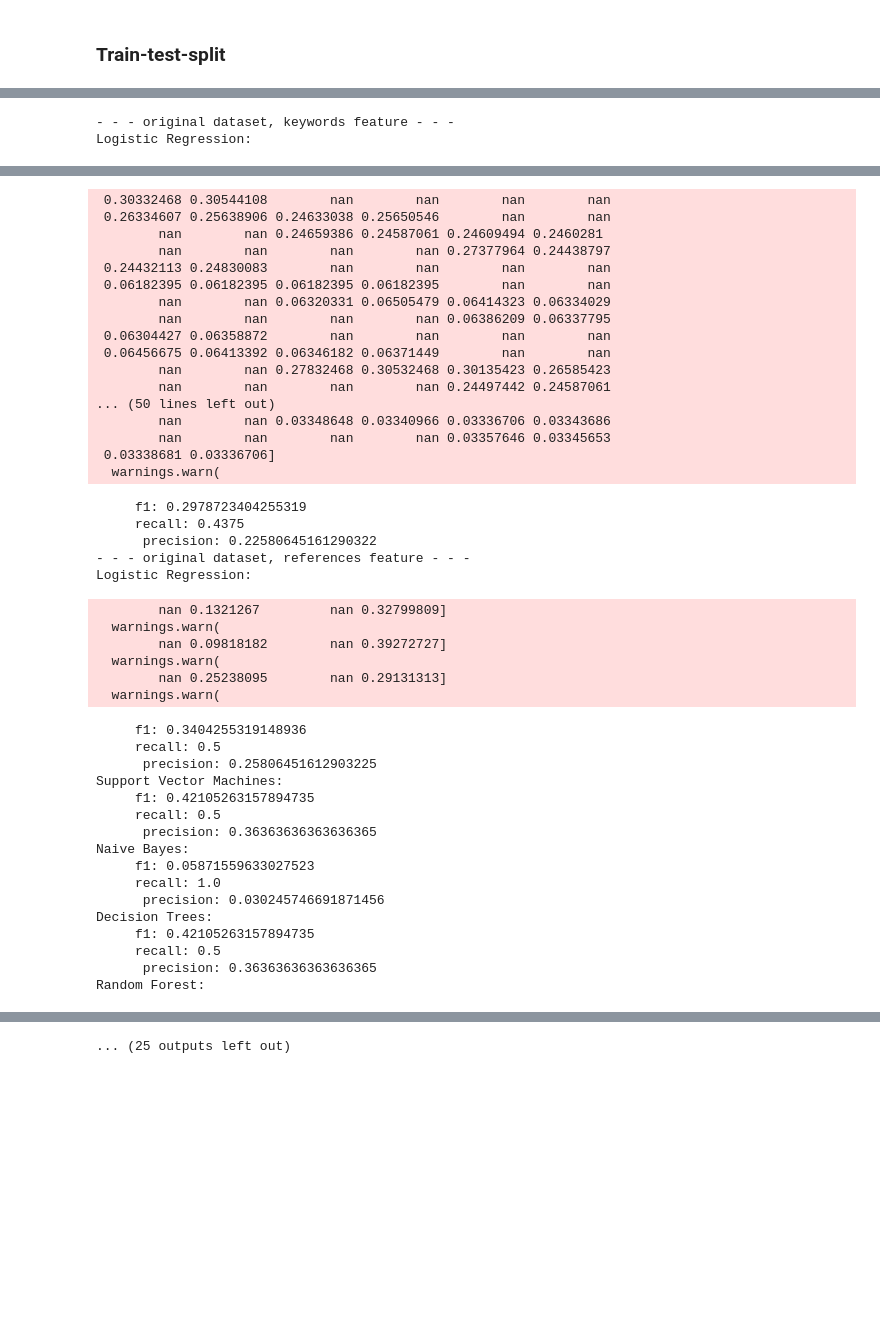
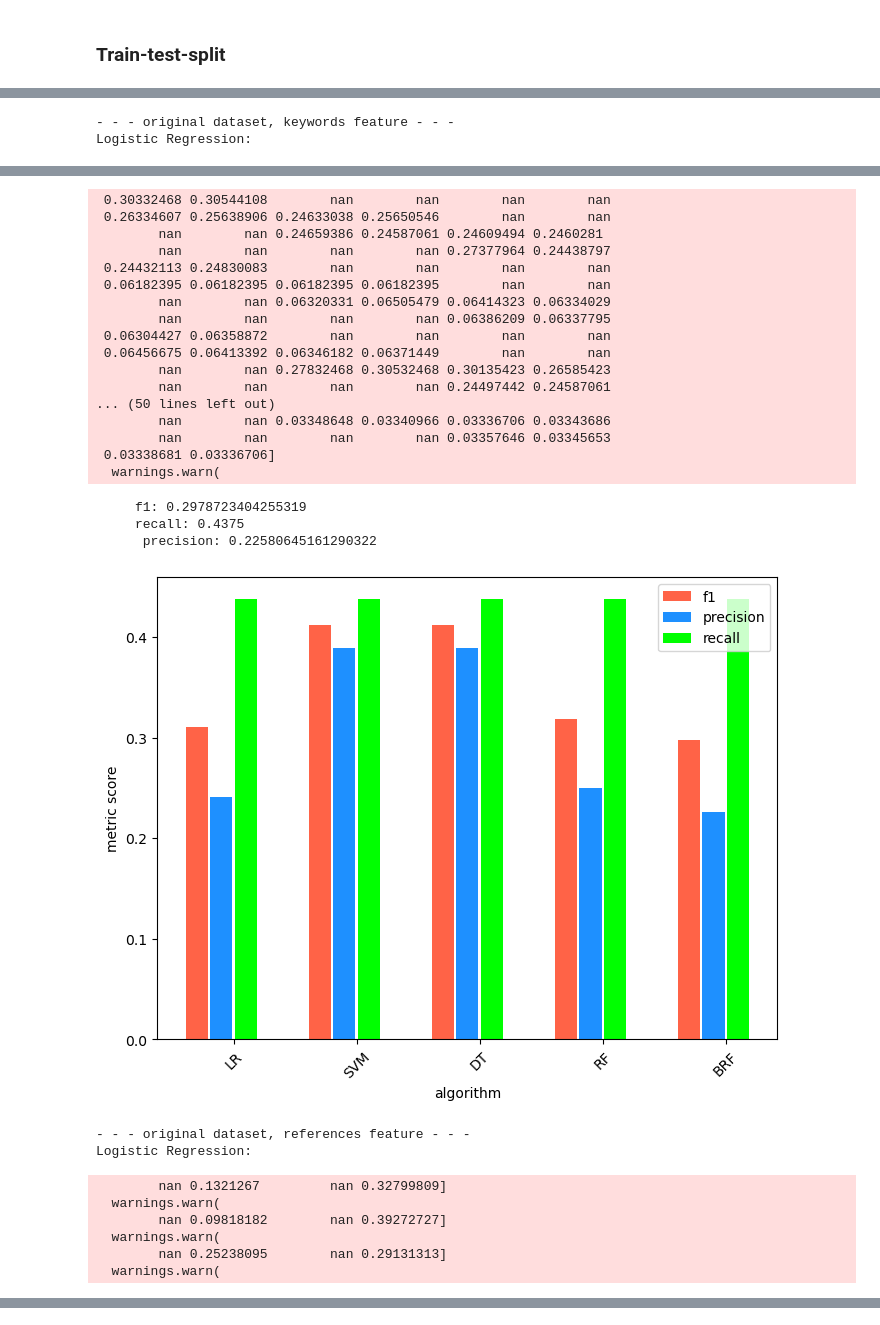
Before and after one commit to ossendorfluca/ba-lr-classifier, a Jupyter notebook: notebooks/final/4.1-train_test.ipynb, the cells around one changed output, grey strips where cells are left out. Drawn from its saved outputs; the diff is of its cells as text; code cells hidden in the pictures; blank space fills up the shorter version.

Commit message:
added graphs

```diff
--- a/notebooks/final/4.1-train_test.ipynb
+++ b/notebooks/final/4.1-train_test.ipynb
@@ -112,0 +147,21 @@ def train_and_test(source_path):
+# %%
+def make_graph(f1, recall, precision):
+
+    del f1['NB']
+    del f1['kNN']
+    del recall['NB']
+    del recall['kNN']
+    del precision['NB']
+    del precision['kNN']
+
+    plt.figure(figsize=(8,6))
+    plt.bar(x=[0,5,10,15,20], height=list(f1.values()), width=0.9, color="tomato", label="f1")
+    plt.bar(x=[1,6,11,16,21], height=list(precision.values()), width=0.9, color="dodgerblue", label="precision")
+    plt.bar(x=[2,7,12,17,22], height=list(recall.values()), width=0.9, color="lime", label="recall")
+
+    plt.xlabel("algorithm")
+    plt.ylabel("metric score")
+
+    plt.xticks(ticks=[1.5, 6.5, 11.5, 16.5, 21.5], labels=list(f1_scores.keys()), rotation=45)
+    plt.legend(loc='best')
+    plt.show()
@@ -113,21 +170,27 @@ def train_and_test(source_path):
 # %%
 print("- - - original dataset, keywords feature - - -")
-train_and_test("../../data/processed/original_dataset/data_key.csv")
+f1_scores, recall_scores, precision_scores = train_and_test("../../data/processed/original_dataset/data_key.csv")
+make_graph(f1_scores, recall_scores, precision_scores)
 
 print("- - - original dataset, references feature - - -")
-train_and_test("../../data/processed/original_dataset/data_ref.csv")
+f1_scores, recall_scores, precision_scores = train_and_test("../../data/processed/original_dataset/data_ref.csv")
+make_graph(f1_scores, recall_scores, precision_scores)
 
 print("- - - original dataset, text mining feature - - -")
-train_and_test("../../data/processed/original_dataset/data_tm.csv")
+f1_scores, recall_scores, precision_scores = train_and_test("../../data/processed/original_dataset/data_tm.csv")
+make_graph(f1_scores, recall_scores, precision_scores)
 
 print("- - - extended dataset, keywords feature - - -")
-train_and_test("../../data/processed/extended_dataset/data_key.csv")
+f1_scores, recall_scores, precision_scores = train_and_test("../../data/processed/extended_dataset/data_key.csv")
+make_graph(f1_scores, recall_scores, precision_scores)
 
 print("- - - extended dataset, references feature - - -")
-train_and_test("../../data/processed/extended_dataset/data_ref.csv")
+f1_scores, recall_scores, precision_scores = train_and_test("../../data/processed/extended_dataset/data_ref.csv")
+make_graph(f1_scores, recall_scores, precision_scores)
 
 print("- - - extended dataset, text mining feature - - -")
-train_and_test("../../data/processed/extended_dataset/data_tm.csv")
+f1_scores, recall_scores, precision_scores = train_and_test("../../data/processed/extended_dataset/data_tm.csv")
+make_graph(f1_scores, recall_scores, precision_scores)
 # %% [output]
 - - - original dataset, keywords feature - - -
 Logistic Regression:
@@ -171,54 +234,39 @@ Random Forest:
  0.17864244 0.17864244]
   warnings.warn(
      f1: 0.3181818181818182
      recall: 0.4375
       precision: 0.25
 K-nearest neighbor:
      f1: 0.4
      recall: 0.375
       precision: 0.42857142857142855
 Balanced Random Forest:
  0.30332468 0.30544108        nan        nan        nan        nan
  0.26334607 0.25638906 0.24633038 0.25650546        nan        nan
         nan        nan 0.24659386 0.24587061 0.24609494 0.2460281
         nan        nan        nan        nan 0.27377964 0.24438797
  0.24432113 0.24830083        nan        nan        nan        nan
  0.06182395 0.06182395 0.06182395 0.06182395        nan        nan
         nan        nan 0.06320331 0.06505479 0.06414323 0.06334029
         nan        nan        nan        nan 0.06386209 0.06337795
  0.06304427 0.06358872        nan        nan        nan        nan
  0.06456675 0.06413392 0.06346182 0.06371449        nan        nan
         nan        nan 0.27832468 0.30532468 0.30135423 0.26585423
         nan        nan        nan        nan 0.24497442 0.24587061
 ... (50 lines left out)
         nan        nan 0.03348648 0.03340966 0.03336706 0.03343686
         nan        nan        nan        nan 0.03357646 0.03345653
  0.03338681 0.03336706]
   warnings.warn(
      f1: 0.2978723404255319
      recall: 0.4375
       precision: 0.22580645161290322
-- - - original dataset, references feature - - -
-Logistic Regression:
+[figure, added]
-        nan 0.1321267         nan 0.32799809]
-  warnings.warn(
-        nan 0.09818182        nan 0.39272727]
-  warnings.warn(
-        nan 0.25238095        nan 0.29131313]
-  warnings.warn(
+- - - original dataset, references feature - - -
+Logistic Regression:
-     f1: 0.3404255319148936
-     recall: 0.5
-      precision: 0.25806451612903225
-Support Vector Machines:
-     f1: 0.42105263157894735
-     recall: 0.5
-      precision: 0.36363636363636365
-Naive Bayes:
-     f1: 0.05871559633027523
-     recall: 1.0
-      precision: 0.030245746691871456
-Decision Trees:
-     f1: 0.42105263157894735
-     recall: 0.5
-      precision: 0.36363636363636365
-Random Forest:
+        nan 0.1321267         nan 0.32799809]
+  warnings.warn(
+        nan 0.09818182        nan 0.39272727]
+  warnings.warn(
+        nan 0.25238095        nan 0.29131313]
+  warnings.warn(
@@ -267 +306,0 @@ Balanced Random Forest:
-... (25 outputs left out)
```
Also changed, not shown: parts of 9 cells of this notebook, 2 other files.
